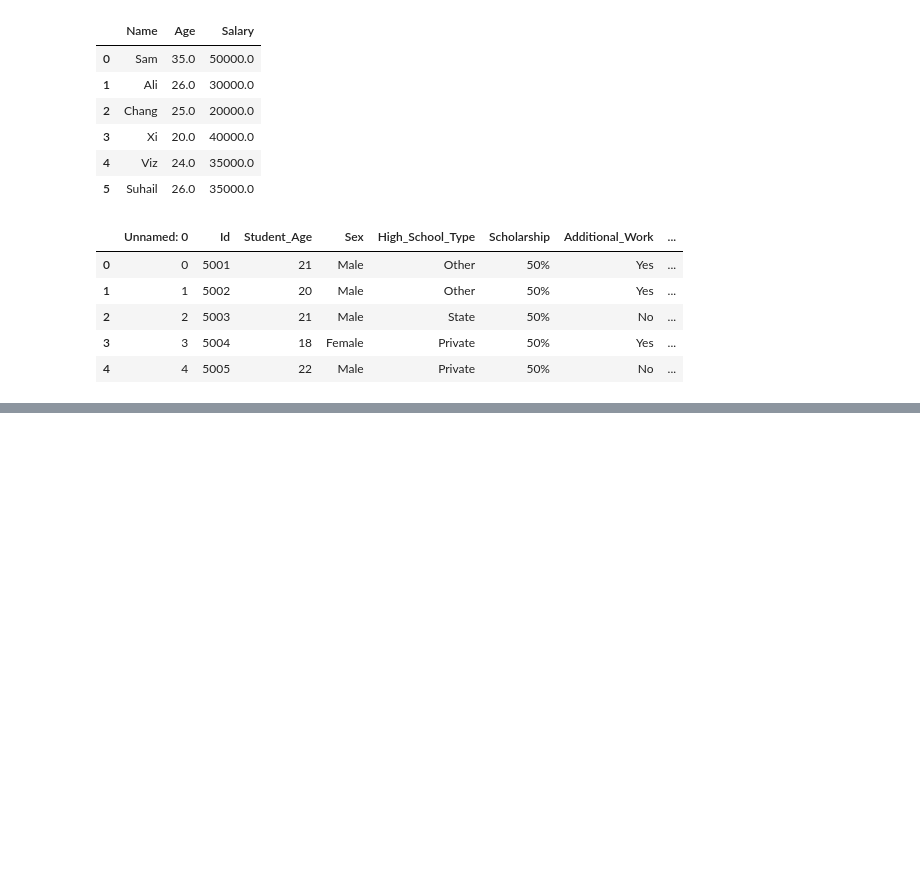
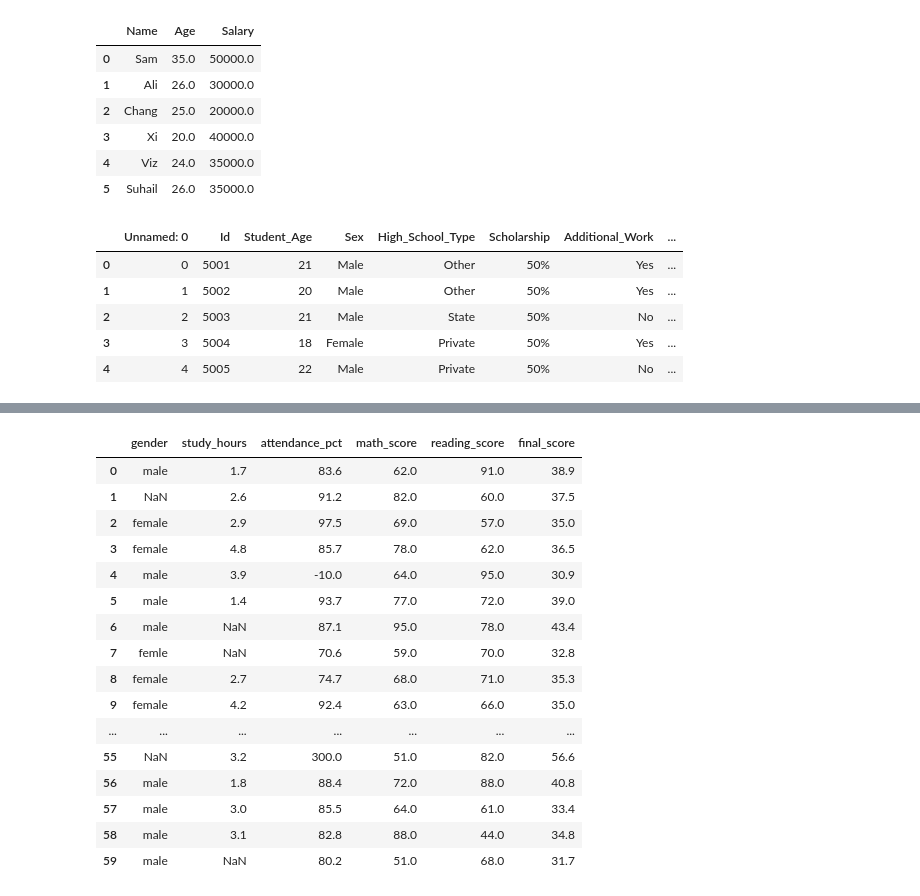
Before and after one commit to salman1256/aimltraining, a Jupyter notebook: Day-15/DataCleaningExample.ipynb, the cells around one changed output, grey strips where cells are left out. Drawn from its saved outputs; the diff is of its cells as text; code cells hidden in the pictures; blank space fills up the shorter version.

```diff
--- a/Day-15/DataCleaningExample.ipynb
+++ b/Day-15/DataCleaningExample.ipynb
@@ -249,0 +288,3 @@ df.head(5)
+# %%
+df=pd.read_csv('students_performance_dirty.csv')
+df.head(5)
@@ -249,0 +325,20 @@ df.head(5)
+# %%
+df
+# %% [output]
+|  | gender | study_hours | attendance_pct | math_score | reading_score | final_score |
+| 0 | male | 1.7 | 83.6 | 62.0 | 91.0 | 38.9 |
+| 1 | NaN | 2.6 | 91.2 | 82.0 | 60.0 | 37.5 |
+| 2 | female | 2.9 | 97.5 | 69.0 | 57.0 | 35.0 |
+| 3 | female | 4.8 | 85.7 | 78.0 | 62.0 | 36.5 |
+| 4 | male | 3.9 | -10.0 | 64.0 | 95.0 | 30.9 |
+| 5 | male | 1.4 | 93.7 | 77.0 | 72.0 | 39.0 |
+| 6 | male | NaN | 87.1 | 95.0 | 78.0 | 43.4 |
+| 7 | femle | NaN | 70.6 | 59.0 | 70.0 | 32.8 |
+| 8 | female | 2.7 | 74.7 | 68.0 | 71.0 | 35.3 |
+| 9 | female | 4.2 | 92.4 | 63.0 | 66.0 | 35.0 |
+| ... | ... | ... | ... | ... | ... | ... |
+| 55 | NaN | 3.2 | 300.0 | 51.0 | 82.0 | 56.6 |
+| 56 | male | 1.8 | 88.4 | 72.0 | 88.0 | 40.8 |
+| 57 | male | 3.0 | 85.5 | 64.0 | 61.0 | 33.4 |
+| 58 | male | 3.1 | 82.8 | 88.0 | 44.0 | 34.8 |
+| 59 | male | NaN | 80.2 | 51.0 | 68.0 | 31.7 |
```
Also changed, not shown: parts of 9 cells of this notebook, 1 other file.
